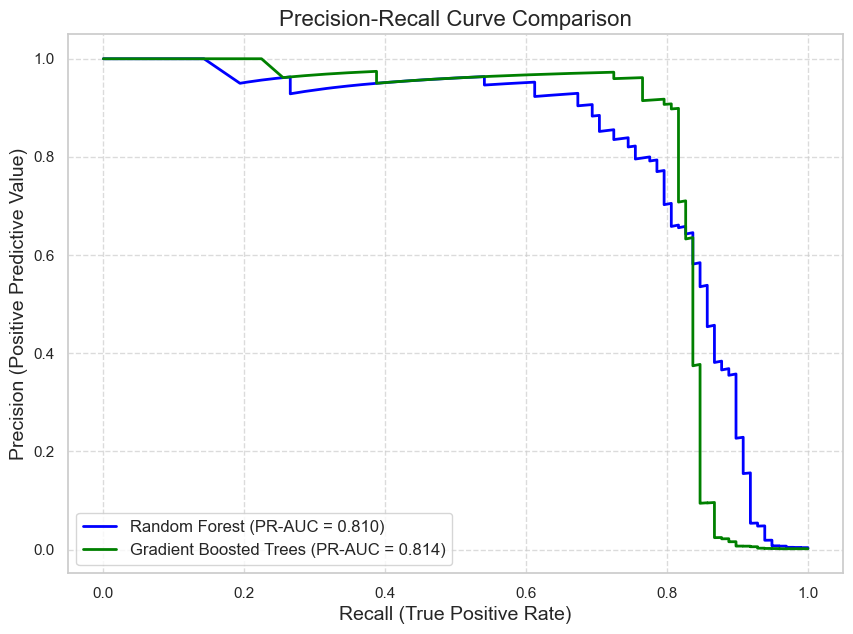
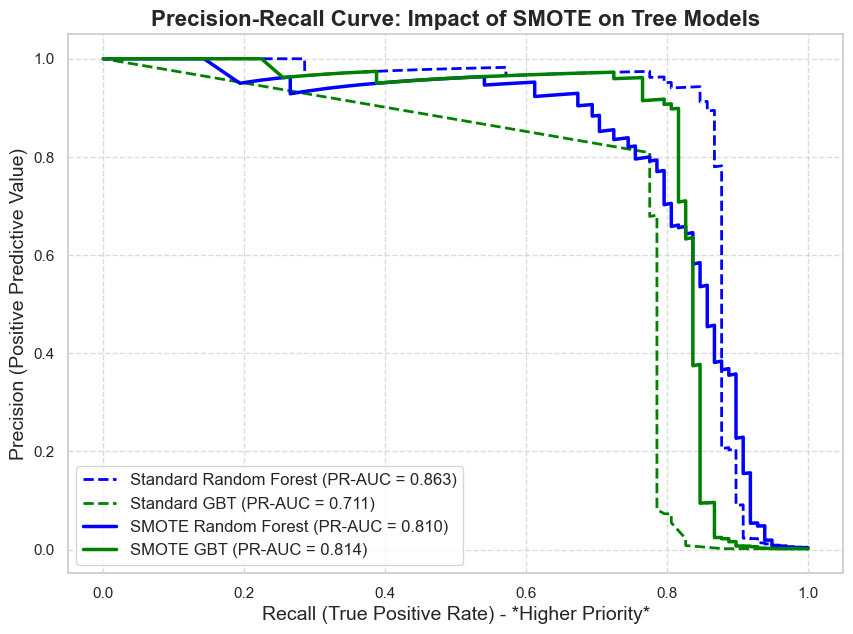
The change to this notebook cell's code, shown as a diff; its figure went from the first image to the second:
--- before
+++ after
@@ -1,13 +1,20 @@
+# Cell: Master Tree PR-Curve (With and Without SMOTE)
 plt.figure(figsize=(10, 7))
 
-plt.plot(rf_recall, rf_precision, label=f'Random Forest (PR-AUC = {rf_pr_auc:.3f})', color='blue', lw=2)
-plt.plot(gbt_recall, gbt_precision, label=f'Gradient Boosted Trees (PR-AUC = {gbt_pr_auc:.3f})', color='green', lw=2)
+# Plot Base Models (Dashed lines to represent the baseline)
+plt.plot(rf_base_recall, rf_base_precision, label=f'Standard Random Forest (PR-AUC = {rf_base_pr_auc:.3f})', color='blue', linestyle='--', lw=2)
+plt.plot(gbt_base_recall, gbt_base_precision, label=f'Standard GBT (PR-AUC = {gbt_base_pr_auc:.3f})', color='green', linestyle='--', lw=2)
 
-plt.title('Precision-Recall Curve Comparison', fontsize=16)
-plt.xlabel('Recall (True Positive Rate)', fontsize=14)
+# Plot SMOTE Models (Solid lines)
+plt.plot(rf_recall, rf_precision, label=f'SMOTE Random Forest (PR-AUC = {rf_pr_auc:.3f})', color='blue', lw=2.5)
+plt.plot(gbt_recall, gbt_precision, label=f'SMOTE GBT (PR-AUC = {gbt_pr_auc:.3f})', color='green', lw=2.5)
+
+plt.title('Precision-Recall Curve: Impact of SMOTE on Tree Models', fontsize=16, fontweight='bold')
+plt.xlabel('Recall (True Positive Rate) - *Higher Priority*', fontsize=14)
 plt.ylabel('Precision (Positive Predictive Value)', fontsize=14)
 plt.legend(loc='lower left', fontsize=12)
 plt.grid(True, linestyle='--', alpha=0.7)
 
-plt.savefig('tree_models_pr_curve.png', dpi=300, bbox_inches='tight')
+plt.savefig('tree_models_pr_curve_updated.png', dpi=300, bbox_inches='tight')
+print("Updated Tree PR-Curve saved!")
 plt.show()

Commit: Changes made to tree and NN to include new baseline models